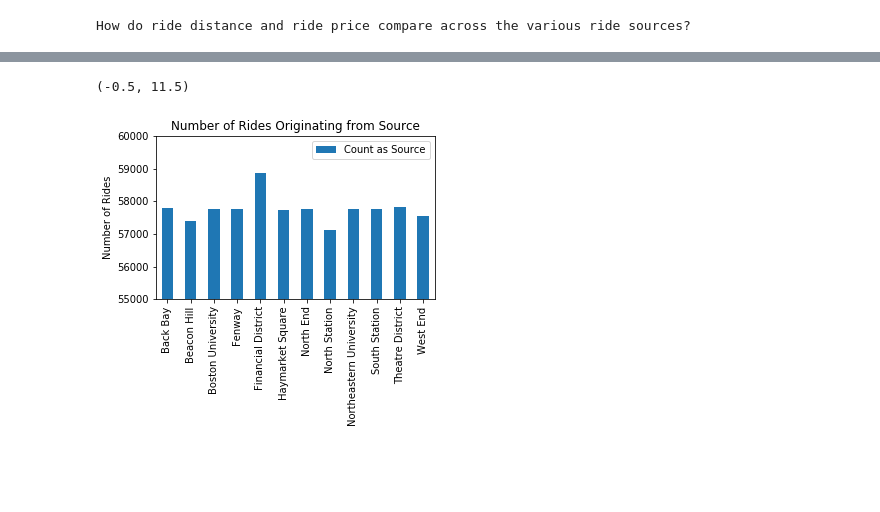
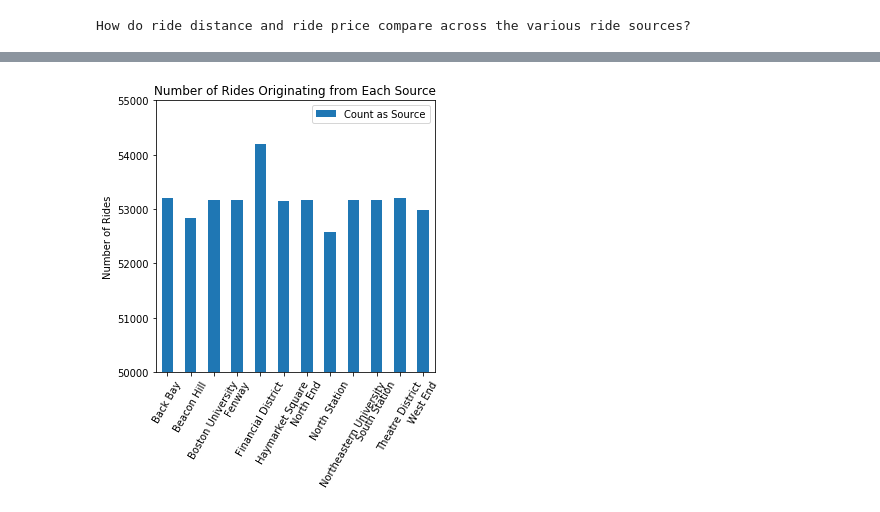
Before and after one commit to blhawkins/theBostonLagers, a Jupyter notebook: Benji's Analysis.ipynb, the cells around one changed output, grey strips where cells are left out. Drawn from its saved outputs; the diff is of its cells as text; code cells hidden in the pictures; blank space fills up the shorter version.

Commit message:
Completed Figures

```diff
--- a/Benji's Analysis.ipynb
+++ b/Benji's Analysis.ipynb
@@ -100,11 +102,24 @@ grouped_location_summary
-# %%
-count_as_source_series = pd.DataFrame(grouped_location_summary['Count as Source'])
-count_as_source_series.plot(kind = 'bar', figsize = (5,3))
-
-plt.title("Number of Rides Originating from Source")
-plt.ylabel("Number of Rides")
-plt.ylim(55000, 60000)
-plt.xlim(-.5, len(count_as_source_series)-.5)
-# %% [output]
-(-0.5, 11.5)
-[figure, removed]
+# %%
+#Pull the relevent data into a dataframe
+count_as_source_series = pd.DataFrame(grouped_location_summary['Count as Source'])
+
+#Create a bar graph showing the number of rides originating from each source
+count_as_source_series.plot(kind = 'bar', figsize = (5,5))
+
+#Format the bar graph
+plt.title("Number of Rides Originating from Each Source")
+plt.ylabel("Number of Rides")
+plt.xlim(-.5, len(count_as_source_series)-.5)
+plt.ylim(50000, 55000)
+#set_xticks('1', '2', '3', '4', '5', '6', '7', '8', '9', '10', '11', '12')
+plt.xticks(rotation=60)
+#plt.legend(prop={'size': 25})
+    #https://stackoverflow.com/questions/7125009/how-to-change-legend-size-with-matplotlib-pyplot
+#plt.xticks(rotation=45, size=12)
+    #https://stackoverflow.com/questions/17827748/matplotilb-bar-chart-diagonal-tick-labels
+#plt.yticks(size=15)
+
+#Save the figure
+plt.savefig('Figures/count_as_source.png')
+# %% [output]
+[figure, added]
```
Also changed, not shown: parts of 7 cells of this notebook, 7 other files.
